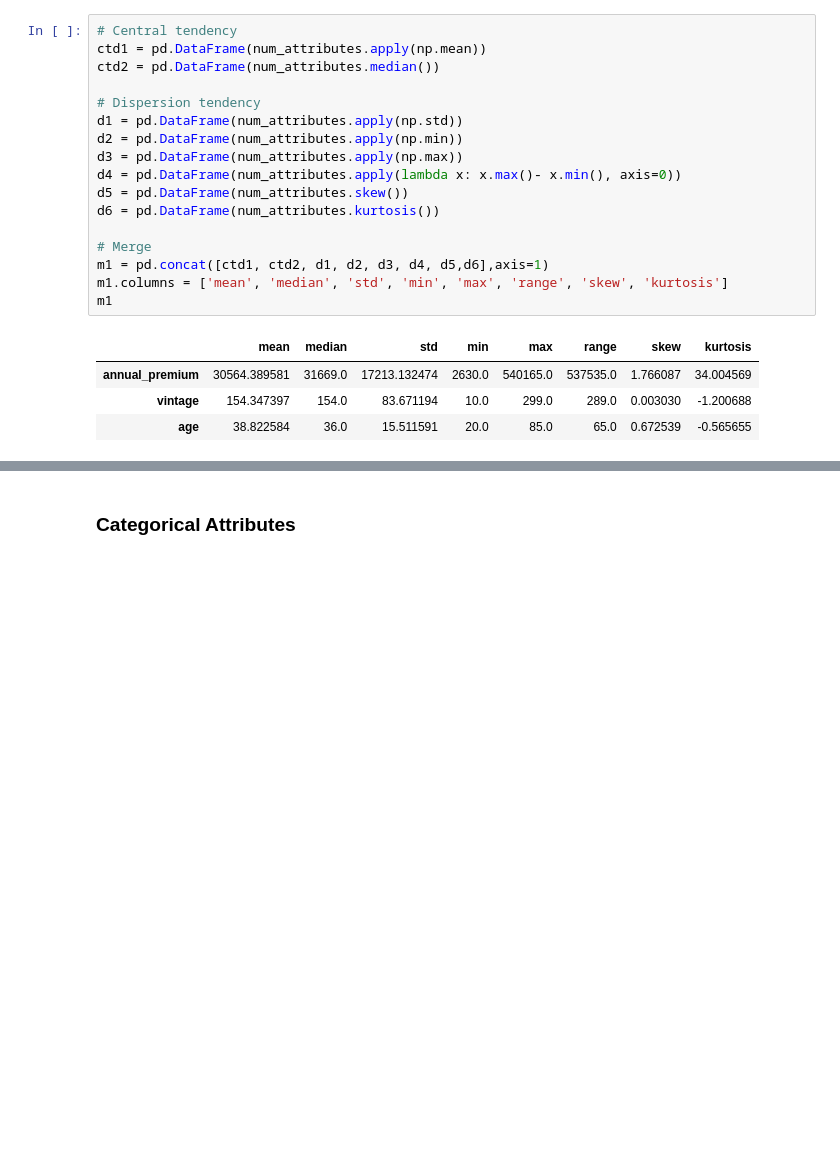
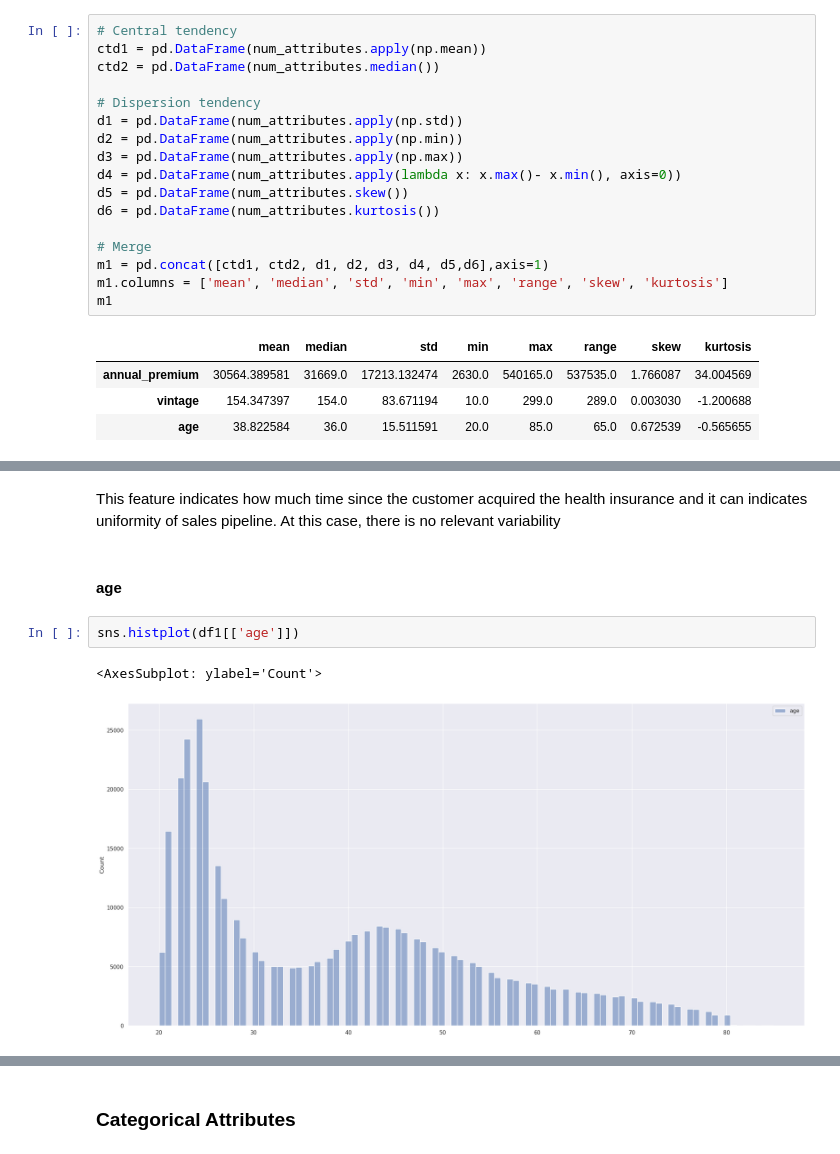
Before and after one commit to danieltodaDS/Health-Insurance-Cross-Sell, a Jupyter notebook: notebooks/1.0_dhrt_health_insurance_cross_sell.ipynb, the cells around one changed output, grey strips where cells are left out. Saved outputs shown, nothing was run; the diff lists cells and outputs as text; blank space fills up the shorter version.

```diff
--- a/notebooks/1.0_dhrt_health_insurance_cross_sell.ipynb
+++ b/notebooks/1.0_dhrt_health_insurance_cross_sell.ipynb
@@ -443,0 +443,9 @@ m1
+# %% [markdown]
+This feature indicates how much time since the customer acquired the health insurance and it can indicates uniformity of sales pipeline. At this case, there is no relevant variability
+# %% [markdown]
+#### age
+# %%
+sns.histplot(df1[['age']])
+# %% [output]
+<AxesSubplot: ylabel='Count'>
+[figure, added]
```
Also changed, not shown: parts of 51 cells of this notebook.
